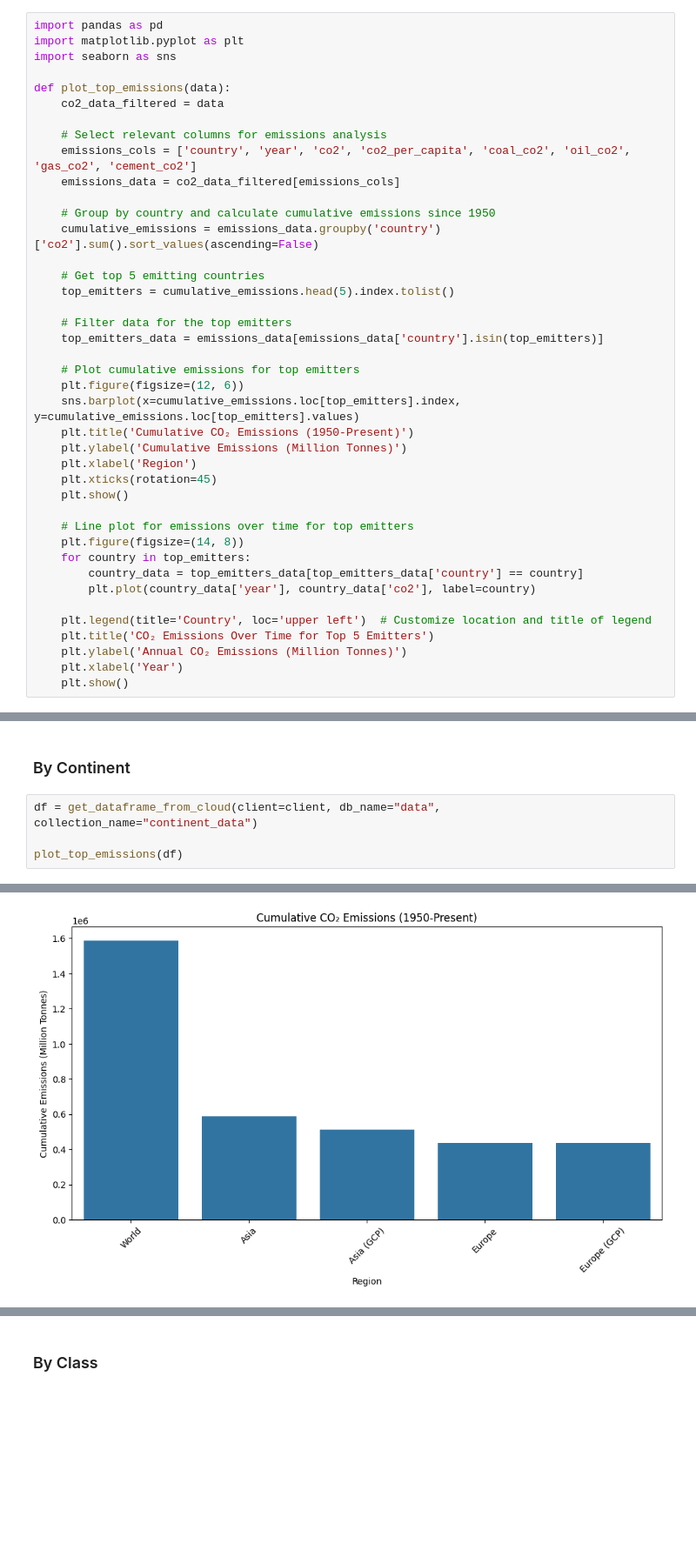
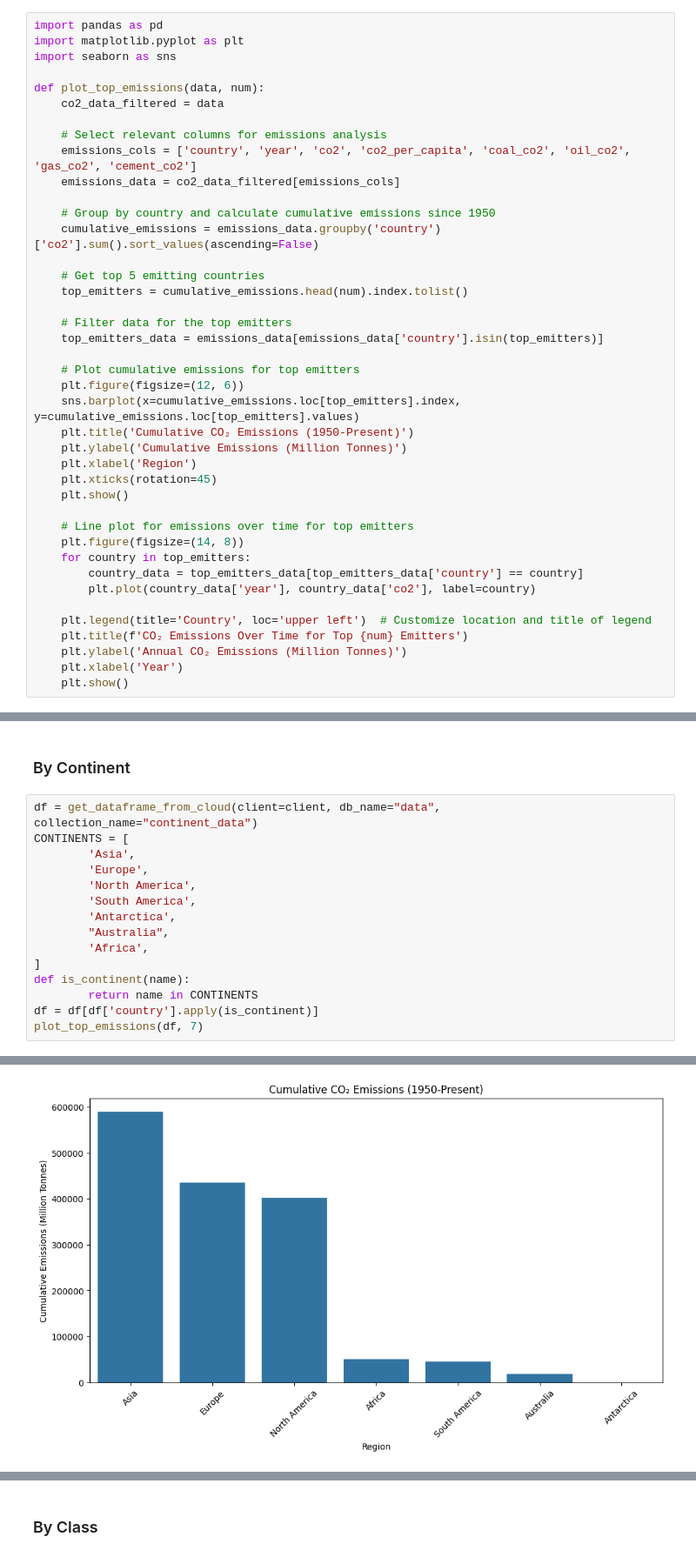
Before and after one commit to kevinthisyear/finalproject_DS2002, a Jupyter notebook: EDA/explore.ipynb, the cells around one changed output, grey strips where cells are left out. Shown at 87% size. Saved outputs shown, nothing was run; the diff lists cells and outputs as text; blank space fills up the shorter version.

```diff
--- a/EDA/explore.ipynb
+++ b/EDA/explore.ipynb
@@ -22,7 +22,7 @@ import pandas as pd
 import matplotlib.pyplot as plt
 import seaborn as sns
 
-def plot_top_emissions(data):
+def plot_top_emissions(data, num):
     co2_data_filtered = data
 
     # Select relevant columns for emissions analysis
@@ -33,7 +33,7 @@ def plot_top_emissions(data):
     cumulative_emissions = emissions_data.groupby('country')['co2'].sum().sort_values(ascending=False)
 
     # Get top 5 emitting countries
-    top_emitters = cumulative_emissions.head(5).index.tolist()
+    top_emitters = cumulative_emissions.head(num).index.tolist()
 
     # Filter data for the top emitters
     top_emitters_data = emissions_data[emissions_data['country'].isin(top_emitters)]
@@ -54,7 +54,7 @@ def plot_top_emissions(data):
         plt.plot(country_data['year'], country_data['co2'], label=country)
 
     plt.legend(title='Country', loc='upper left')  # Customize location and title of legend
-    plt.title('CO₂ Emissions Over Time for Top 5 Emitters')
+    plt.title(f'CO₂ Emissions Over Time for Top {num} Emitters')
     plt.ylabel('Annual CO₂ Emissions (Million Tonnes)')
     plt.xlabel('Year')
     plt.show()
@@ -83,8 +83,19 @@ Pinged your deployment. You successfully connected to MongoDB!
 ### By Continent
 # %%
 df = get_dataframe_from_cloud(client=client, db_name="data", collection_name="continent_data")
-
-plot_top_emissions(df)
+CONTINENTS = [
+        'Asia',
+        'Europe',
+        'North America',
+        'South America',
+        'Antarctica',
+        "Australia",
+        'Africa',
+]
+def is_continent(name):
+        return name in CONTINENTS
+df = df[df['country'].apply(is_continent)]
+plot_top_emissions(df, 7)
 # %% [output]
 Pinged your deployment. You successfully connected to MongoDB!
-[figure, old version]
+[figure, new version]
```
Also changed, not shown: parts of 4 cells of this notebook.
